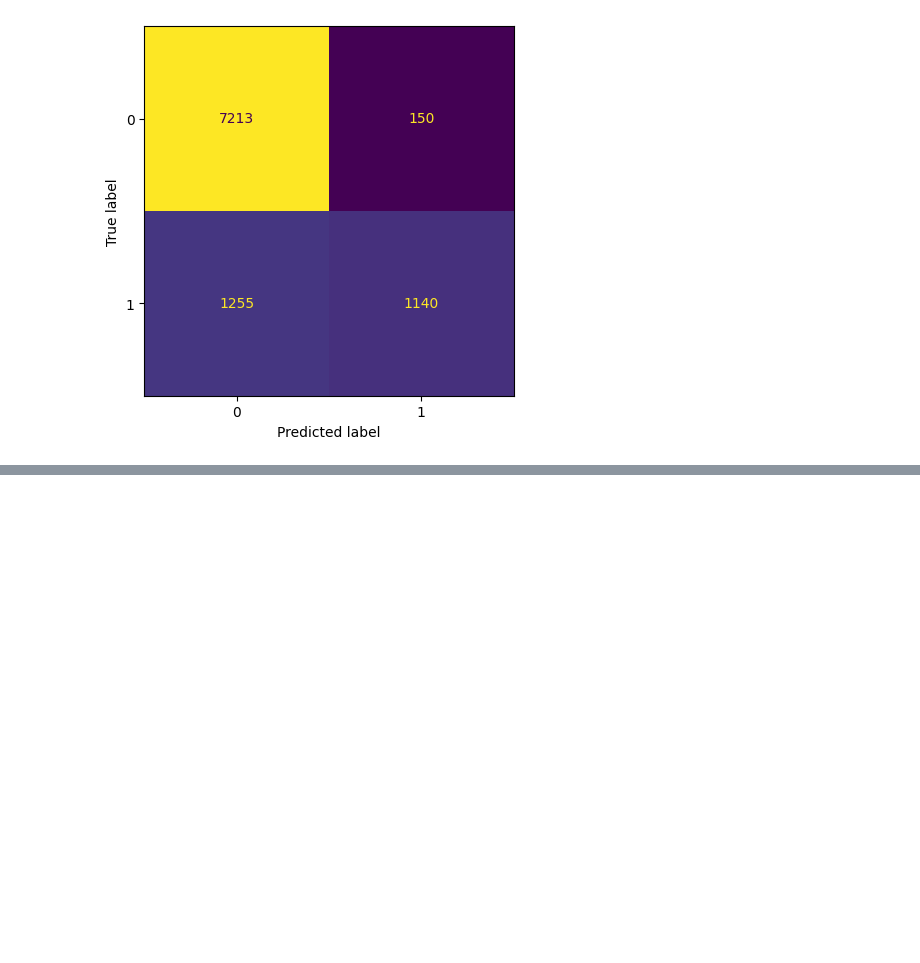
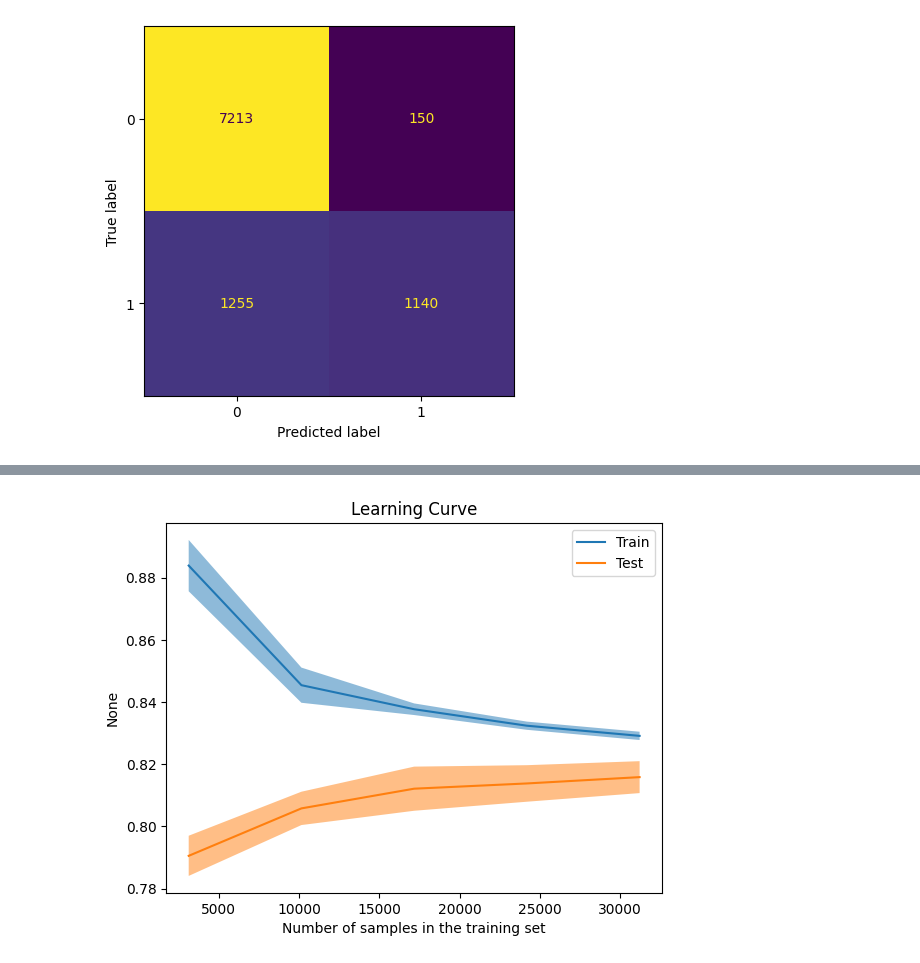
Before and after one commit to Maxwell-Selassie/Adult-Salary, a Jupyter notebook: BestModel_Evaluation.ipynb, the cells around one changed output, grey strips where cells are left out. Cells and saved outputs as stored; diff of their text form; code cells hidden in the pictures; blank space fills up the shorter version.

```diff
--- a/BestModel_Evaluation.ipynb
+++ b/BestModel_Evaluation.ipynb
@@ -49,14 +91,18 @@ plt.show()
 # %%
 # 2. Learning Curve - A visual plot of how the model learns - bias and variance tradeoff
 train_sizes, train_score, test_score = learning_curve(
     best_model,x_train,y_train,cv = 5, scoring='f1_macro'
 )
 disp = LearningCurveDisplay(train_sizes=train_sizes,
-                            train_scores=np.mean(train_score,axis=1),
-                            test_scores=np.mean(test_score,axis=1))
-plt.legend()
+                            train_scores=train_score,
+                            test_scores=test_score)
+disp.plot()
 plt.title('Learning Curve')
 plt.show()
+
+#Insight - Learning curve shows model learns and generalises well, no overfitting or underfitting
+# %% [output]
+[figure, added]
 # %%
 # 3. Log loss - loss function for some classification models
 from sklearn.metrics import log_loss
```
Also changed, not shown: parts of 10 cells of this notebook, 2 other files.
